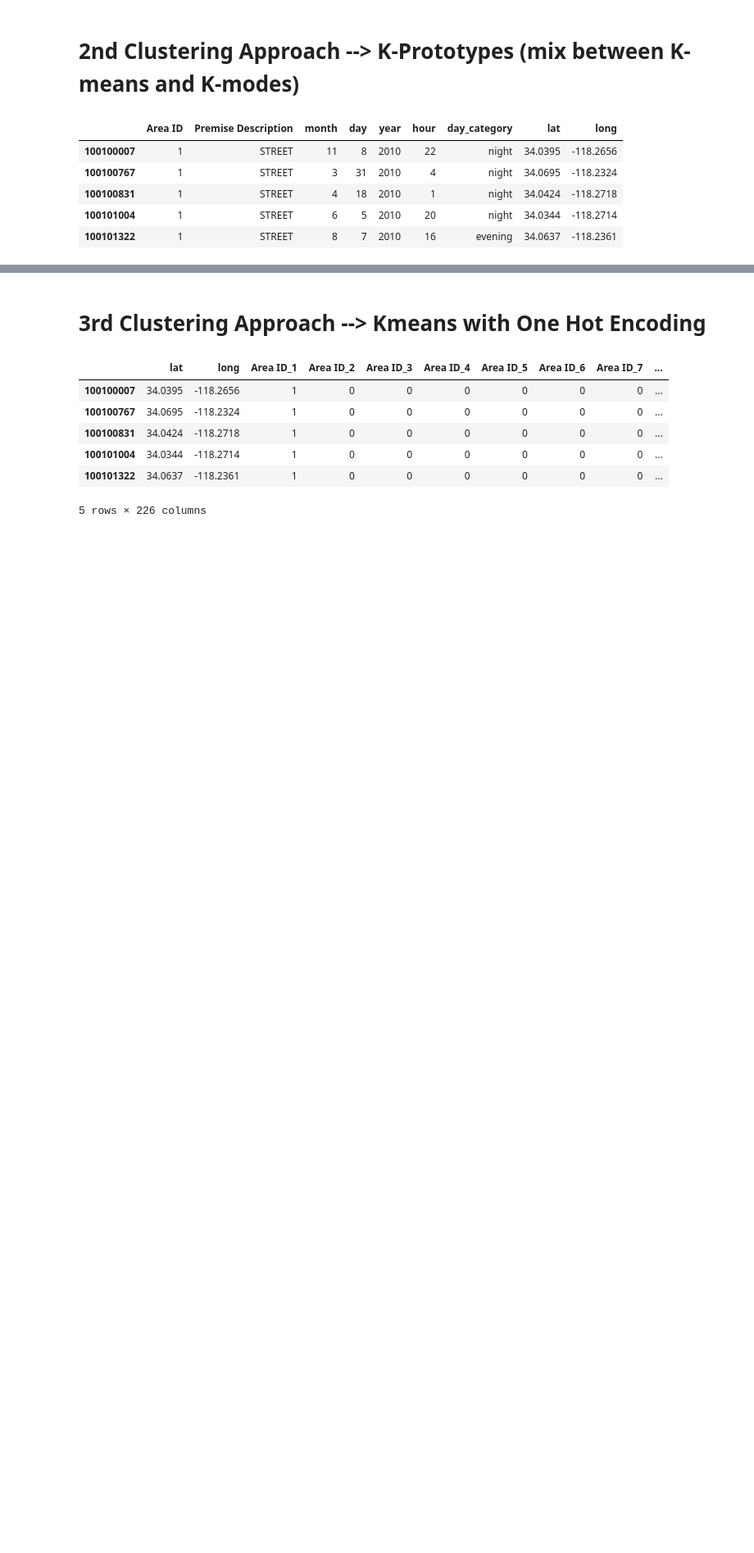
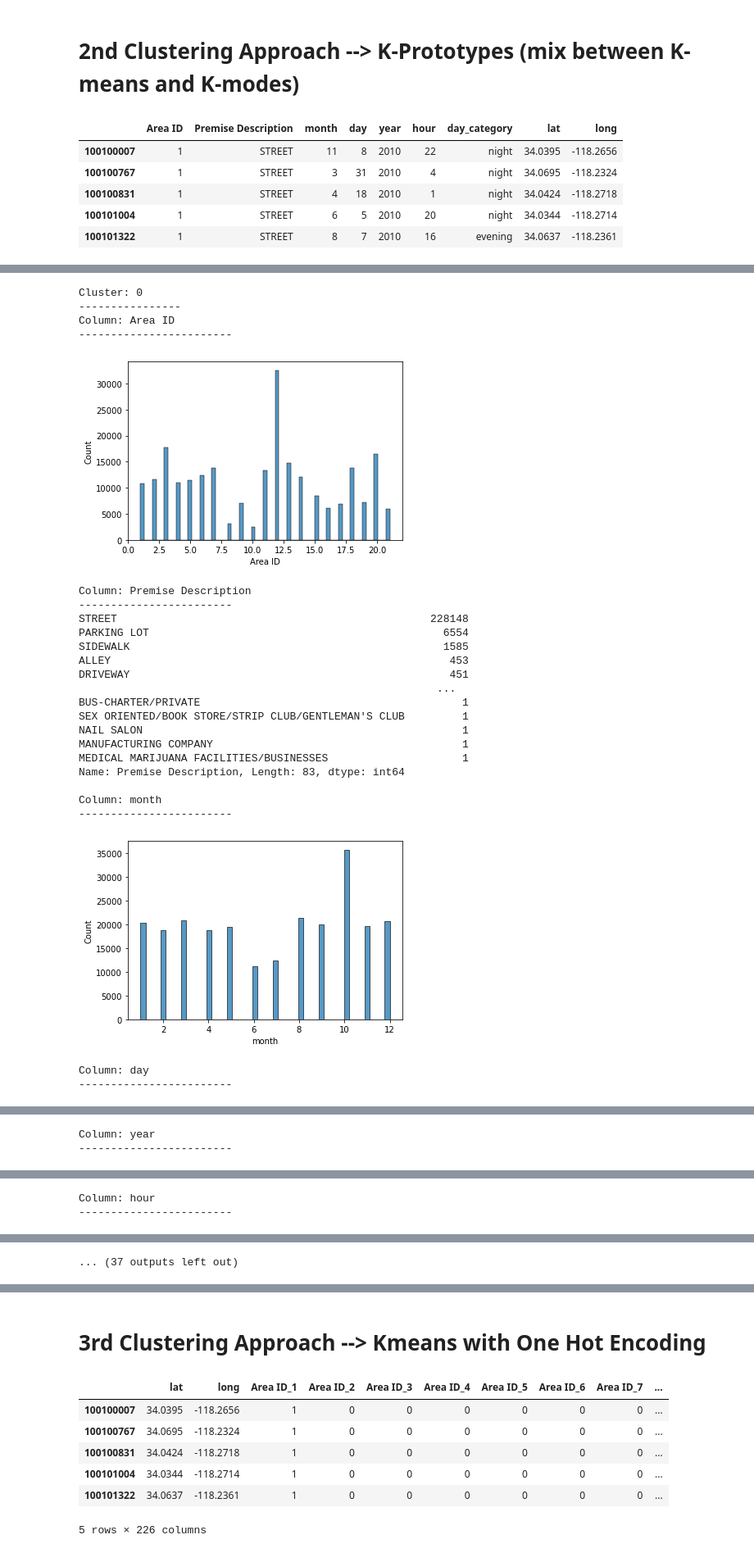
Before and after one commit to raoabhinav19/dsci-551-project, a Jupyter notebook: notebooks/initial-clustering.ipynb, the cells around one changed output, grey strips where cells are left out. Shown at 82% size. Cells and saved outputs as stored; diff of their text form; code cells hidden in the pictures; blank space fills up the shorter version.

```diff
--- a/notebooks/initial-clustering.ipynb
+++ b/notebooks/initial-clustering.ipynb
@@ -57,3 +115,22 @@ data = data[(data['lat'] <= 36) & (data['long'] <= -110)]
+# %%
+def evaluate_clusters(cltrs):
+    """Analysis where clstrs refer to dataframes split based on cluster label"""
+    for i, cluster in enumerate(cltrs):
+        print(f'Cluster: {i}')
+        print('----------------')
+        for col in cluster.columns:
+            print(f'Column: {col}')
+            print('------------------------')
+            if col == 'Premise Description':
+                print(cluster[col].value_counts())
+
+            elif col == 'label':
+                pass
+
+            else:
+                hist_plot(cluster, col)
+
+            print()
 # %% [markdown]
 # 1st Clustering Approach - Kmodes
 Because the majority of our data is categorical, we have chosen to explore the kmodes clustering implementation which uses a different dissimlarity measure and utilizes the most frequent category (mode) instead of the mean.
@@ -90,0 +158,13 @@ labeled_data
+# %%
+cat_cols = [0, 1, 2, 3, 4, 5, 6]  # corresponds to all variables other than lat/long
+# %%
+# Takes roughly 24 minutes to run on my machine
+
+dfmatrix = data.to_numpy()
+kproto = KPrototypes(n_clusters=3, init='Huang', n_jobs=-1)
+
+clusters = kproto.fit_predict(dfmatrix, categorical=cat_cols)
+labeled_data = data.copy()
+labeled_data['label'] = clusters
+
+labeled_data.head()
@@ -90,0 +209,30 @@ labeled_data
+# %%
+clusters = [labeled_data[labeled_data.label == label] for label in [0, 1, 2]]
+# %%
+evaluate_clusters(cltrs=clusters)
+# %% [output]
+Cluster: 0
+----------------
+Column: Area ID
+------------------------
+[figure, added]
+Column: Premise Description
+------------------------
+STREET                                                 228148
+PARKING LOT                                              6554
+SIDEWALK                                                 1585
+ALLEY                                                     453
+DRIVEWAY                                                  451
+                                                        ...
+BUS-CHARTER/PRIVATE                                         1
+SEX ORIENTED/BOOK STORE/STRIP CLUB/GENTLEMAN'S CLUB         1
+NAIL SALON                                                  1
+MANUFACTURING COMPANY                                       1
+MEDICAL MARIJUANA FACILITIES/BUSINESSES                     1
+Name: Premise Description, Length: 83, dtype: int64
+
+Column: month
+------------------------
+[figure, added]
+Column: day
+------------------------
@@ -90,0 +240,2 @@ labeled_data
+Column: year
+------------------------
@@ -90,0 +243,2 @@ labeled_data
+Column: hour
+------------------------
@@ -90,0 +249 @@ labeled_data
+... (37 outputs left out)
```
Also changed, not shown: parts of 26 cells of this notebook.
